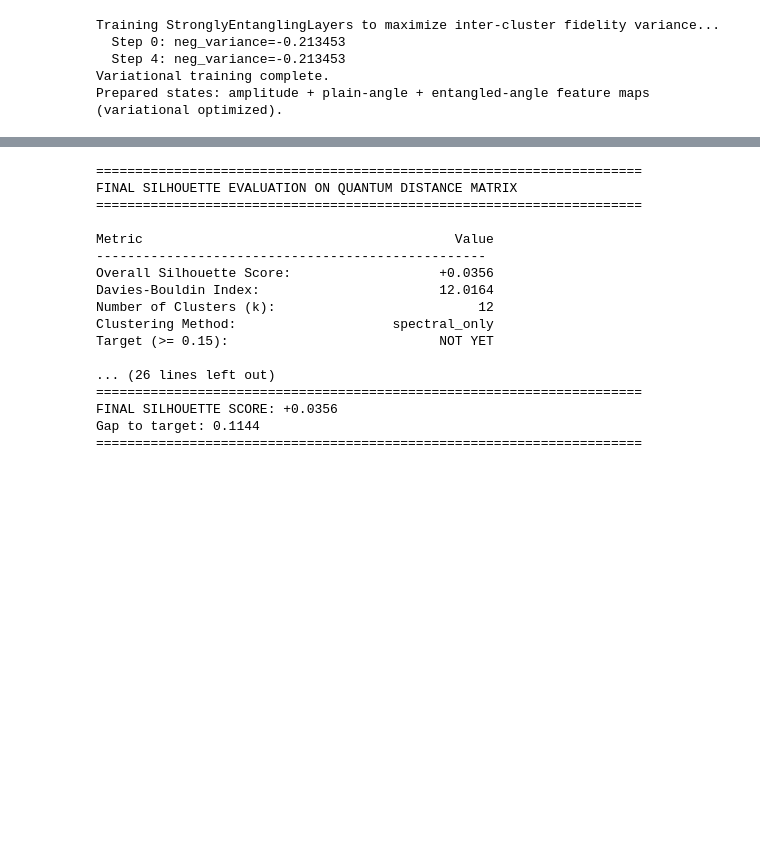
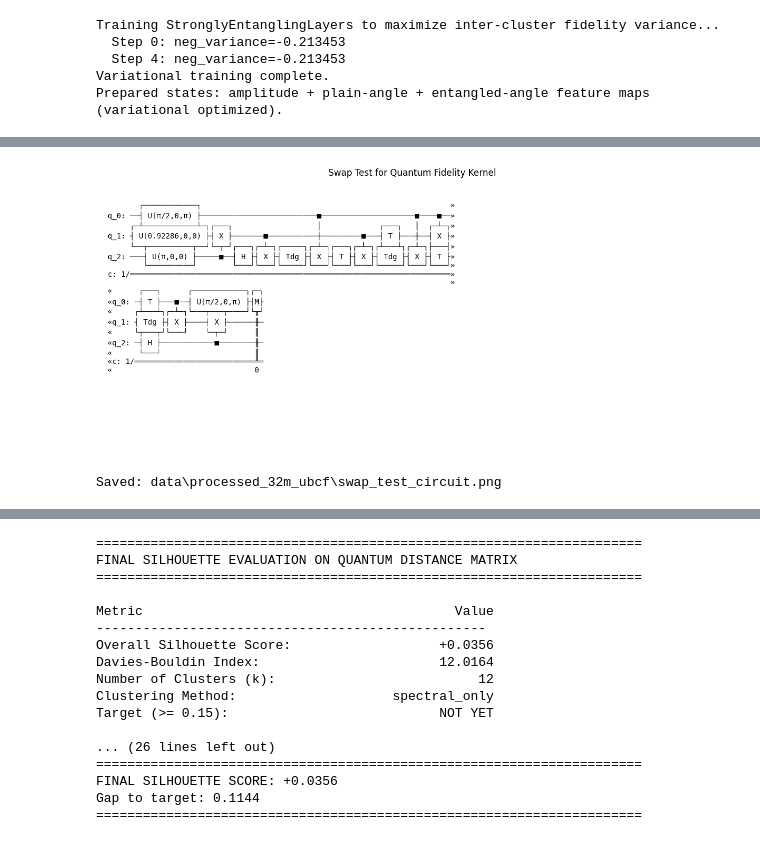
Before and after one commit to ApinisAtvars/Quantum-Enhanced-Smart-Shopping-Experience, a Jupyter notebook: QACF/03_quantum_prototype_ubcf.ipynb, the cells around one changed output, grey strips where cells are left out. Saved outputs shown, nothing was run; the diff lists cells and outputs as text; code cells hidden in the pictures; blank space fills up the shorter version.

```diff
--- a/QACF/03_quantum_prototype_ubcf.ipynb
+++ b/QACF/03_quantum_prototype_ubcf.ipynb
@@ -415,0 +575,57 @@ Swap Test stability | backend=qiskit_aer n=80 corr=-0.2724 mae=0.4954
+# %%
+# Publication-ready Swap Test visualization for IEEE Quantum Week/report
+# Why this circuit: the Swap Test provides a principled fidelity estimate between two encoded states,
+# which is directly used to build the quantum similarity kernel for clustering/recommendation.
+
+from pathlib import Path
+import subprocess
+import sys
+
+out_dir = OUT_DIR if "OUT_DIR" in globals() else Path(".")
+out_dir.mkdir(parents=True, exist_ok=True)
+
+if not ("QISKIT_AVAILABLE" in globals() and QISKIT_AVAILABLE):
+    raise RuntimeError("Qiskit is required to render the Swap Test circuit figure.")
+
+def _draw_qiskit_mpl_safe(circuit_obj, style="mpl", decompose_reps=2):
+    draw_target = circuit_obj.decompose(reps=decompose_reps) if decompose_reps is not None else circuit_obj
+    try:
+        return draw_target.draw(output="mpl", style=style)
+    except Exception as exc:
+        if "pylatexenc" in str(exc).lower():
+            try:
+                subprocess.check_call([sys.executable, "-m", "pip", "install", "pylatexenc"])
+                return draw_target.draw(output="mpl", style=style)
+            except Exception:
+                pass
+
+        text_repr = str(draw_target.draw(output="text"))
+        fig, ax = plt.subplots(figsize=(12, max(3.0, 0.30 * (text_repr.count("\n") + 1))))
+        ax.axis("off")
+        ax.text(0.01, 0.99, text_repr, va="top", ha="left", family="monospace", fontsize=10)
+        return fig
+
+# Reuse existing circuit object if already defined in the notebook runtime.
+if "swap_test_circuit" in globals():
+    qc_swap = swap_test_circuit
+else:
+    theta_source = np.asarray(X[0], dtype=np.float64) if "X" in globals() else np.array([0.25, 0.75], dtype=np.float64)
+    theta_a = vec2theta(theta_source[:2]) if "vec2theta" in globals() else float(np.pi / 4)
+    theta_b = vec2theta(theta_source[-2:]) if "vec2theta" in globals() else float(np.pi / 3)
+    qc_swap = QuantumCircuit(3, 1, name="SwapTest")
+    qc_swap.h(0)
+    qc_swap.ry(theta_a, 1)
+    qc_swap.ry(theta_b, 2)
+    qc_swap.cswap(0, 1, 2)
+    qc_swap.h(0)
+    qc_swap.measure(0, 0)
+
+fig_swap = _draw_qiskit_mpl_safe(qc_swap, style="mpl", decompose_reps=2)
+fig_swap.suptitle("Swap Test for Quantum Fidelity Kernel", y=1.02)
+plt.tight_layout()
+plt.savefig(out_dir / "swap_test_circuit.png", dpi=300, bbox_inches="tight")
+plt.show()
+print(f"Saved: {out_dir / 'swap_test_circuit.png'}")
+# %% [output]
+[figure, added]
+Saved: data\processed_32m_ubcf\swap_test_circuit.png
```
Also changed, not shown: parts of 8 cells of this notebook, 13 other files.
